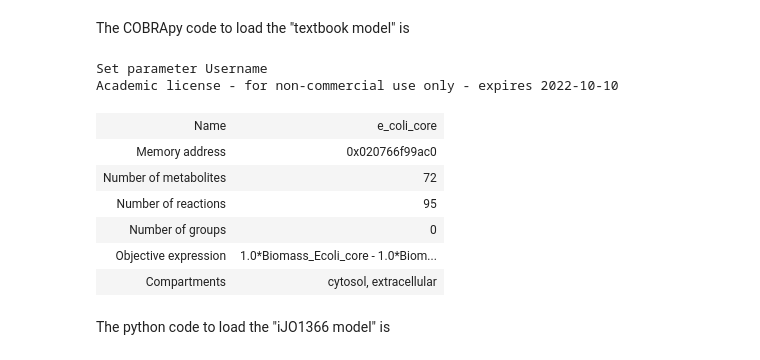
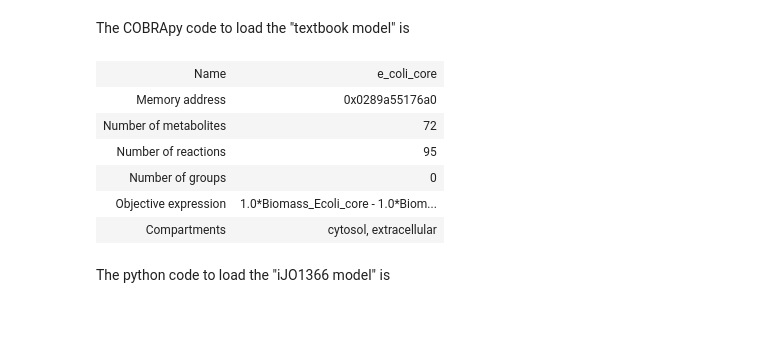
Before and after one commit to hscotthinton/COBRApy-based_Metabolic_Modeling_Course, a Jupyter notebook: Cobra Models Module/COBRA Models Module Python Files/Model_Overview.ipynb, the cells around one changed output. Cells and saved outputs as stored; diff of their text form; code cells hidden in the pictures; blank space fills up the shorter version.

```diff
--- a/Cobra Models Module/COBRA Models Module Python Files/Model_Overview.ipynb
+++ b/Cobra Models Module/COBRA Models Module Python Files/Model_Overview.ipynb
@@ -13,14 +13,12 @@ There are several built-in models associated with the COBRApy module. They inclu
 # %% [markdown]
 The COBRApy code to load the "textbook model" is
 # %%
-import cobra.test
-textbook_model = cobra.test.create_test_model("textbook")
+import cobra
+textbook_model = cobra.io.load_model("textbook")
 textbook_model
 # %% [output]
-Set parameter Username
-Academic license - for non-commercial use only - expires 2022-10-10
 | Name | e_coli_core |
-| Memory address | 0x020766f99ac0 |
+| Memory address | 0x0289a55176a0 |
 | Number of metabolites | 72 |
 | Number of reactions | 95 |
 | Number of groups | 0 |
```
Also changed, not shown: parts of 22 cells of this notebook, 4 other files.
